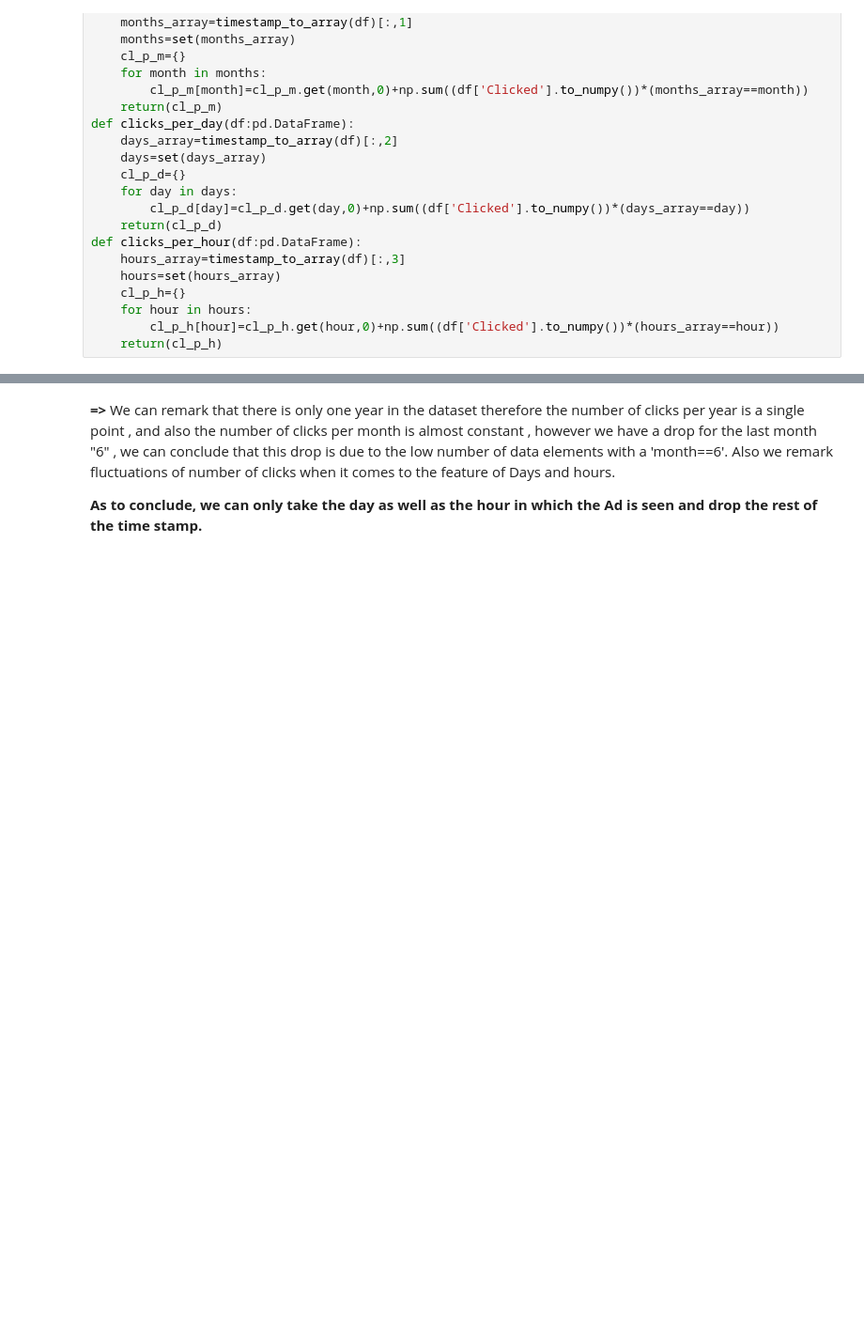
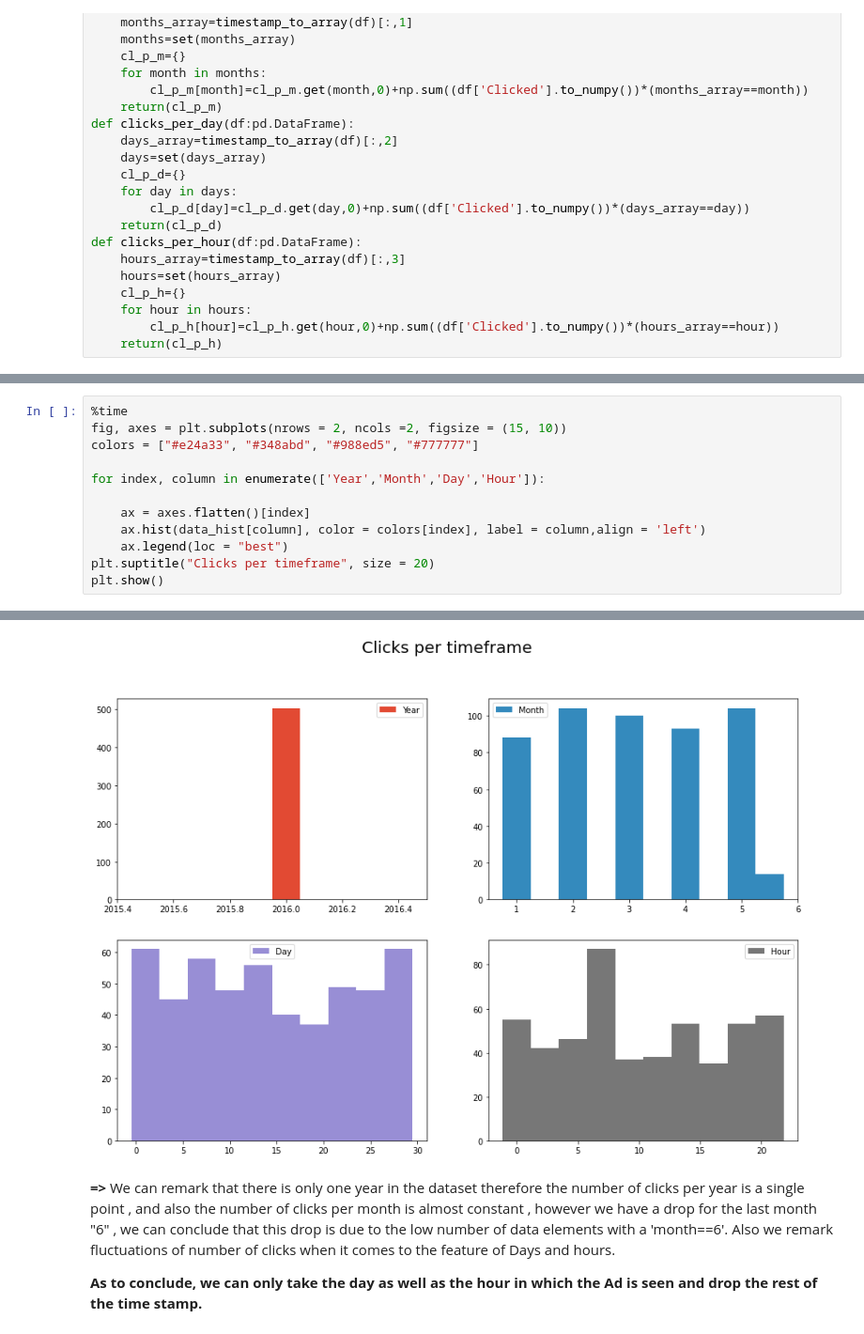
Before and after one commit to MohamedAmineDHIAB/AD_click_prediction_using_SVM-Doc2Vec, a Jupyter notebook: challenge.ipynb, the cells around one changed output, grey strips where cells are left out. Shown: that part at 94% size. Drawn from its saved outputs; the diff is of its cells as text; blank space fills up the shorter version.

```diff
--- a/challenge.ipynb
+++ b/challenge.ipynb
@@ -194,0 +193,13 @@ Wall time: 382 ms
+# %%
+%time
+fig, axes = plt.subplots(nrows = 2, ncols =2, figsize = (15, 10))
+colors = ["#e24a33", "#348abd", "#988ed5", "#777777"]
+
+for index, column in enumerate(['Year','Month','Day','Hour']):
+
+    ax = axes.flatten()[index]
+    ax.hist(data_hist[column], color = colors[index], label = column,align = 'left')
+    ax.legend(loc = "best")
+plt.suptitle("Clicks per timeframe", size = 20)
+plt.show()
+# %% [output]
@@ -195,3 +210,4 @@ Wall time: 382 ms
+[figure, added]
 # %% [markdown]
 **=>** We can remark that there is only one year in the dataset therefore the number of clicks per year is a single point , and also the number of clicks per month is almost constant , however we have a drop for the last month "6" , we can conclude that this drop is due to the low number of data elements with a 'month==6'. Also we remark fluctuations of number of clicks when it comes to the feature of Days and hours.
 
```
Also changed, not shown: parts of 4 cells of this notebook.
